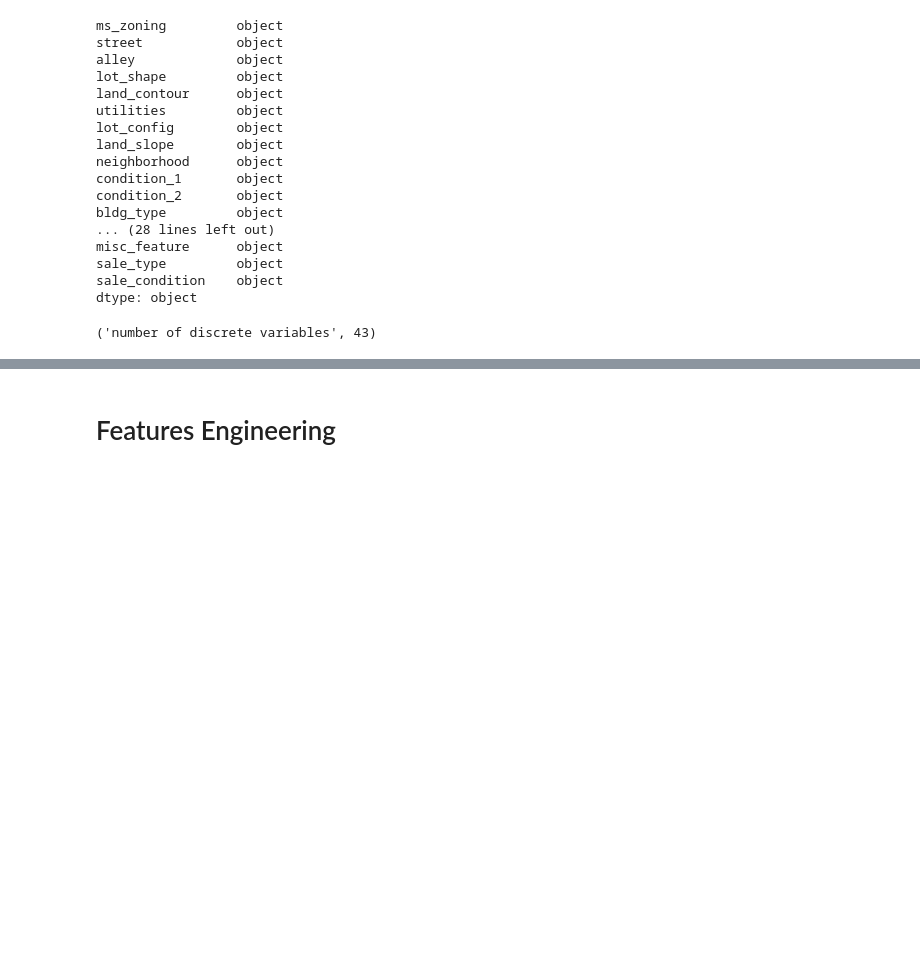
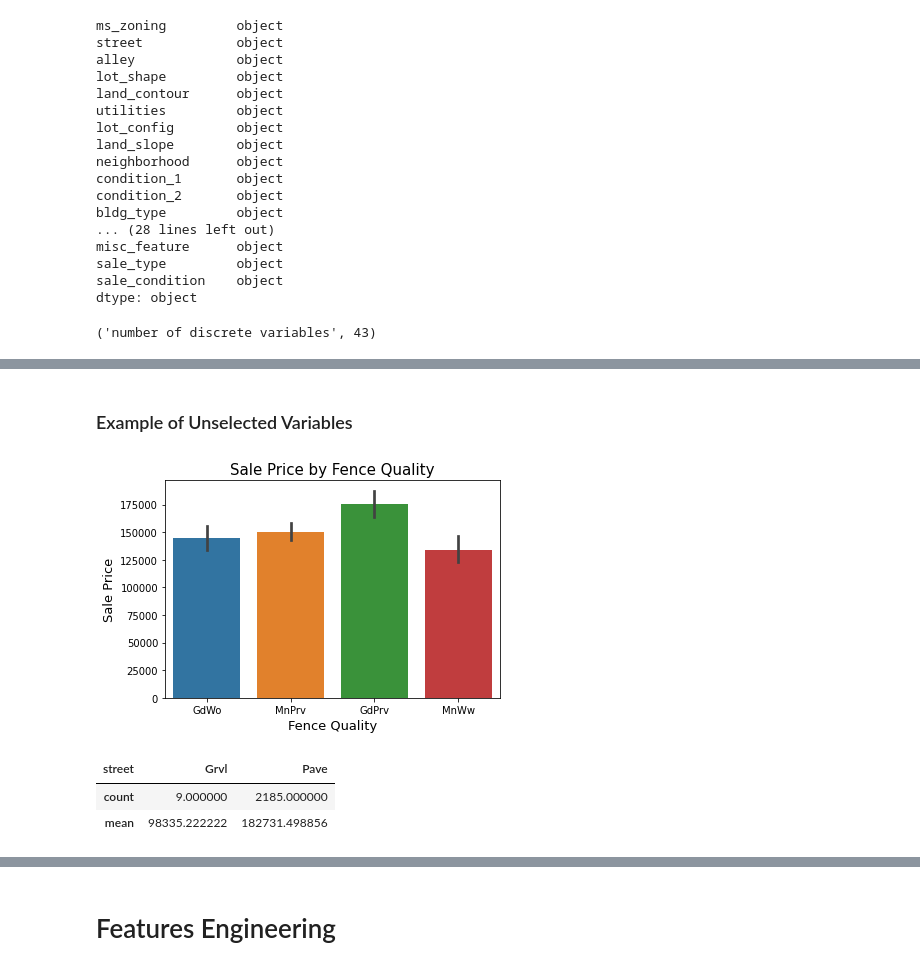
Before and after one commit to Chalermchon1993/DSI_Project_2_Regression_Ames_House_Price_Prediction, a Jupyter notebook: sample_code.ipynb, the cells around one changed output, grey strips where cells are left out. Cells and saved outputs as stored; diff of their text form; code cells hidden in the pictures; blank space fills up the shorter version.

```diff
--- a/sample_code.ipynb
+++ b/sample_code.ipynb
@@ -328,0 +330,27 @@ Name: saleprice, dtype: float64
+# %% [markdown]
+### Example of Unselected Variables
+# %%
+# Mean of saleprice groupby fence
+sns.barplot(x = 'fence',
+            y = 'saleprice',
+            data = train)
+plt.xlabel('Fence Quality', fontsize=13)
+plt.ylabel('Sale Price', fontsize=13)
+plt.title('Sale Price by Fence Quality', fontsize=15);
+
+## There are no differenct sale prices among fence quality.
+## We can exclude it from the model.
+# %% [output]
+[figure, added]
+# %%
+# Count & mean of saleprice groupby pool_qc
+street_sum = train.groupby('street')['saleprice'].agg(['count', 'mean'])
+street_sum.T
+## Quality of road access to property could impact the sale price.
+## Average price of properties that have access to paved road is 182,731 USD
+## while gravel road is 98,335,which is 1 time smaller.
+## But the data for gravel road properties are too small to make a model more precise.
+# %% [output]
+| street | Grvl | Pave |
+| count | 9.000000 | 2185.000000 |
+| mean | 98335.222222 | 182731.498856 |
```
Also changed, not shown: parts of 33 cells of this notebook.
